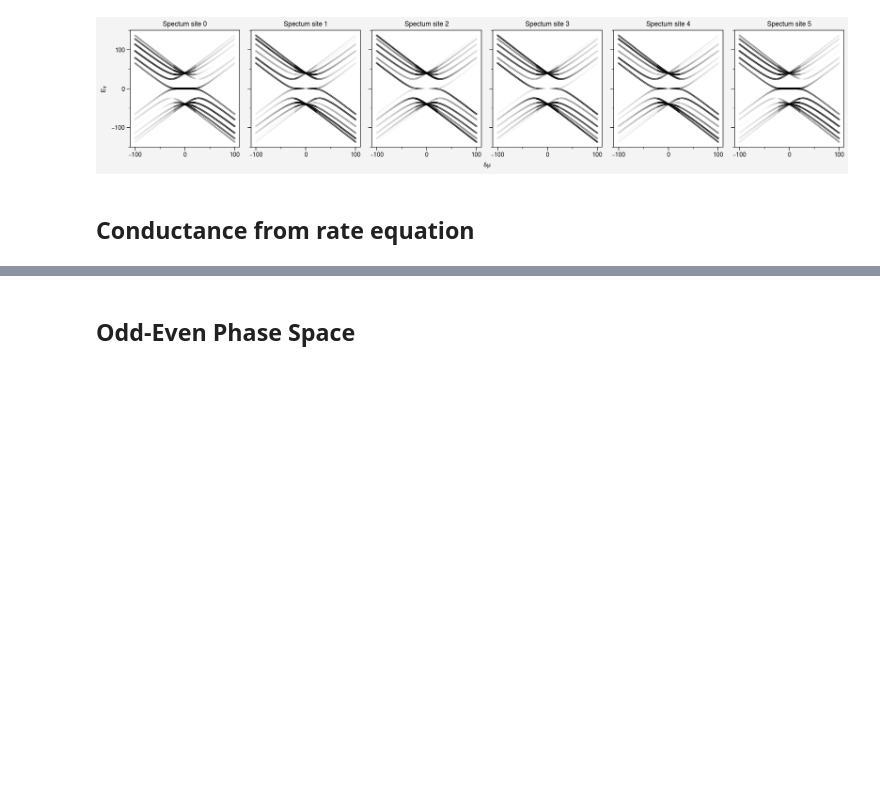
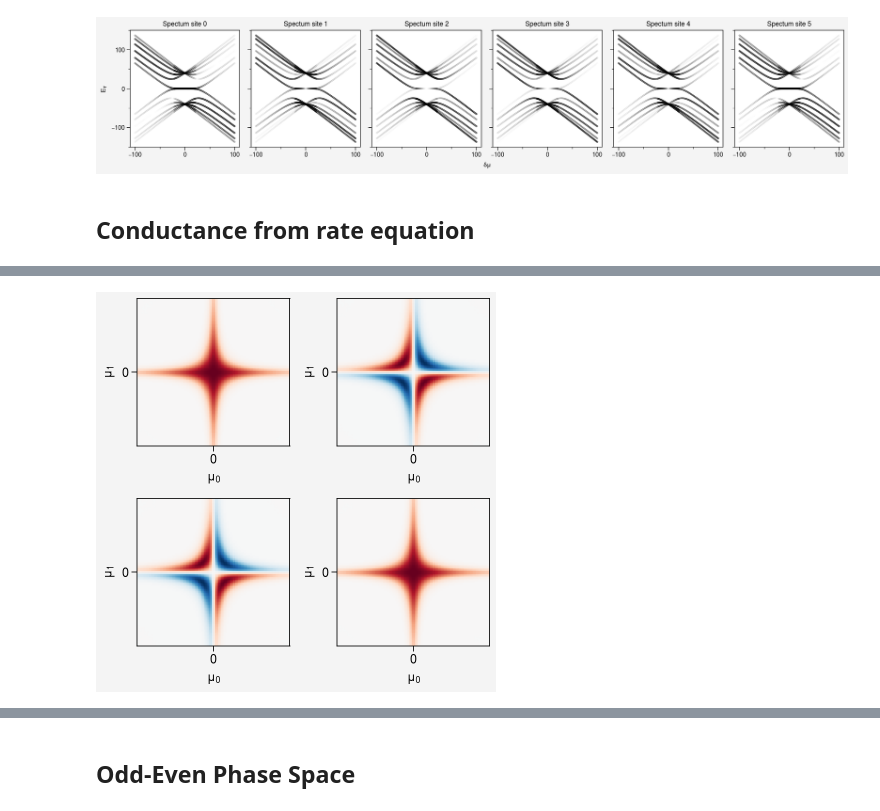
Before and after one commit to SebasRoelofs/KitaevTool, a Jupyter notebook: Introduction.ipynb, the cells around one changed output, grey strips where cells are left out. Saved outputs shown, nothing was run; the diff lists cells and outputs as text; code cells hidden in the pictures; blank space fills up the shorter version.

```diff
--- a/Introduction.ipynb
+++ b/Introduction.ipynb
@@ -320,0 +328,27 @@ Gs = kt.conductance_spectrum(chain, vary_params, param_range,bias_range, sites =
+# %%
+fig,axs = pplt.subplots([[1,2],[3,4]],figwidth = 4,figheight=4, sharex=False,sharey=False)
+fig.format(xlabel = '$\mu_0$', ylabel = '$\mu_1$', xlocator=100,xminorlocator=50,ylocator=100,yminorlocator=50)
+
+## Set up a Kitaev chain
+N=2
+H_params = {
+    'd_dd': [30e-3]*(N-1),'d_uu': [30e-3]*(N-1),'d_ud': [0]*(N-1),'d_du': [0]*(N-1),
+    't_dd': [30e-3]*(N-1),'t_uu': [30e-3]*(N-1),'t_ud': [0]*(N-1),'t_du': [0]*(N-1),
+    'mu': [0]*N,'Ez': [0]*N,'U': [0]*N,
+}
+chain = kt.make_kitaev_chain(N,H_params, Ez_inf=True,U_inf=True, make_arrays=True)
+
+## Select parameters and ranges
+x_range = np.linspace(-100e-3,100e-3, 100)
+y_range = np.linspace(-100e-3,100e-3, 100)
+
+## Instruct to vary all mu_0 vs mu_1
+vary_x = ['mu_d_0']
+vary_y = ['mu_d_1']
+## Calculate energy differences
+results = kt.charge_stability_diagram(chain,vary_x,x_range, vary_y,y_range,sites=[0,1],lead_params=lead_params,method='linalg')
+
+for idx,ax in enumerate(axs):
+    ax.pcolormesh(x_range,y_range, results[idx])
+# %% [output]
+[figure, added]
```
Also changed, not shown: parts of 14 cells of this notebook, 1 other file.
